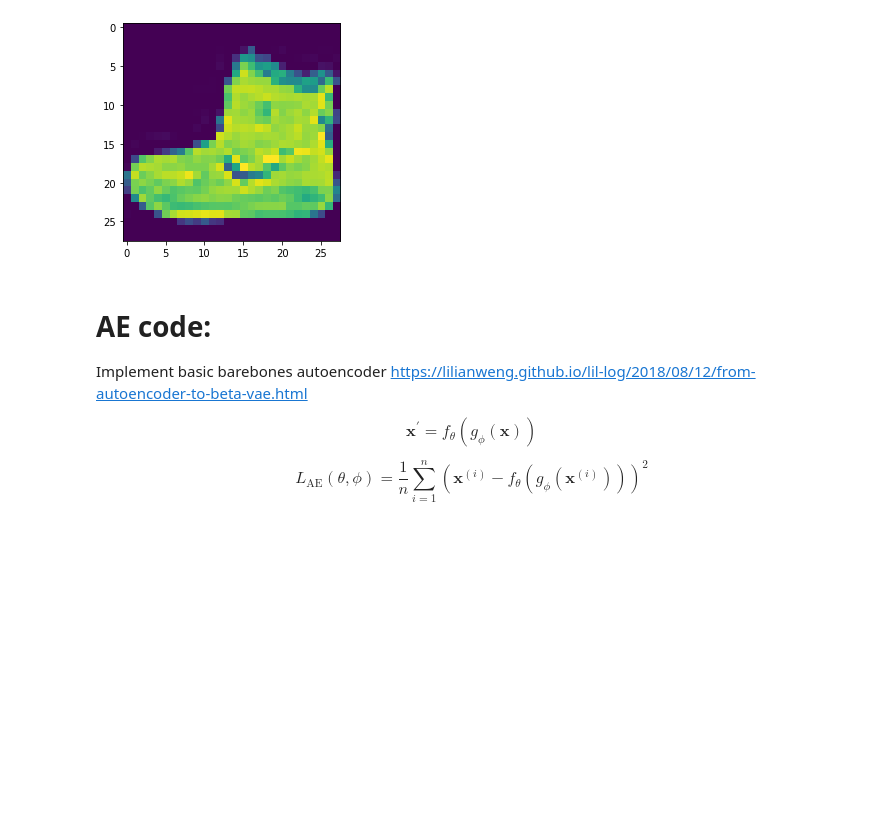
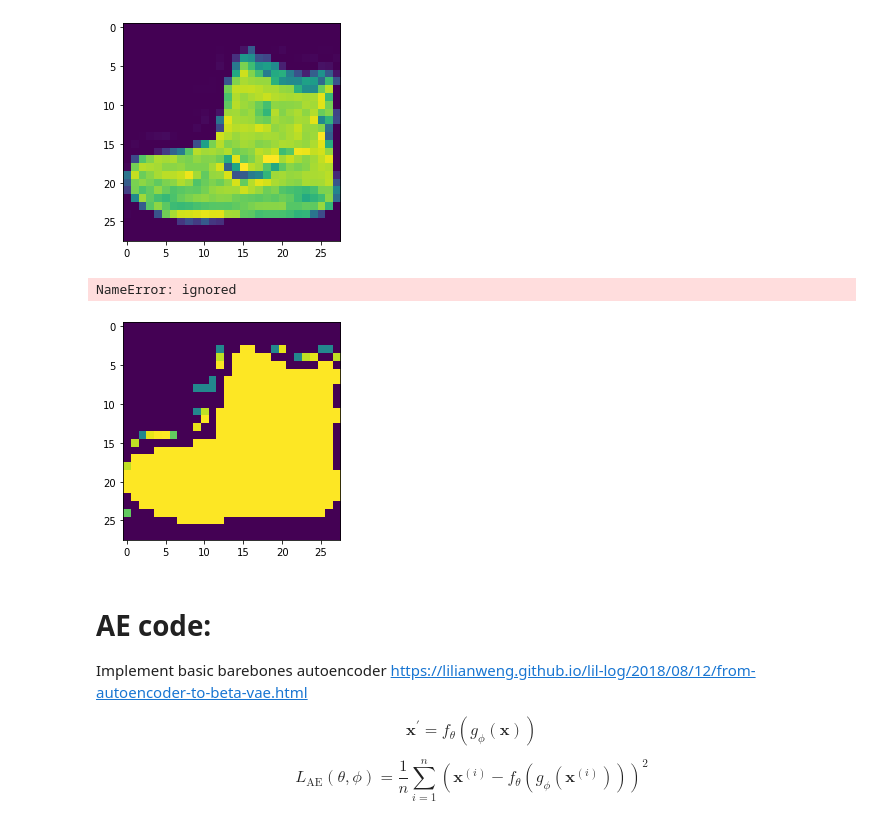
Before and after one commit to moodlep/vae_playground, a Jupyter notebook: colab_notebooks/autoencoder.ipynb, the cells around one changed output. Cells and saved outputs as stored; diff of their text form; code cells hidden in the pictures; blank space fills up the shorter version.

```diff
--- a/colab_notebooks/autoencoder.ipynb
+++ b/colab_notebooks/autoencoder.ipynb
@@ -79,6 +79,18 @@ plt.imshow(training_data.data[0])
 plt.show()
 # %% [output]
 [figure]
+# %%
+normalize = transforms.Normalize(mean=[0.485, 0.456, 0.406],
+                                 std=[0.229, 0.224, 0.225])
+# %% [output]
+NameError: ignored
+# %%
+img = training_data.data[0]
+img.float().sigmoid()
+plt.imshow(training_data.data[0].float().sigmoid())
+plt.show()
+# %% [output]
+[figure, added]
 # %% [markdown]
 # AE code:
 
```
Also changed, not shown: parts of 26 cells of this notebook.
